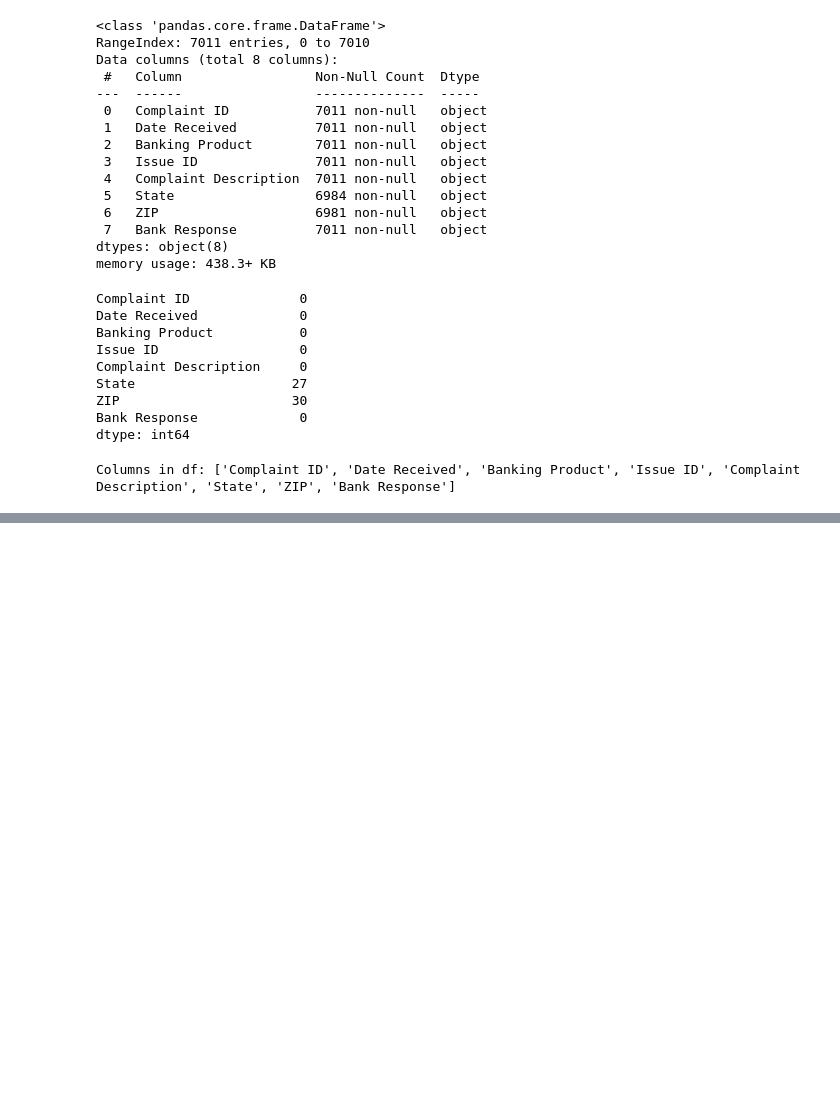
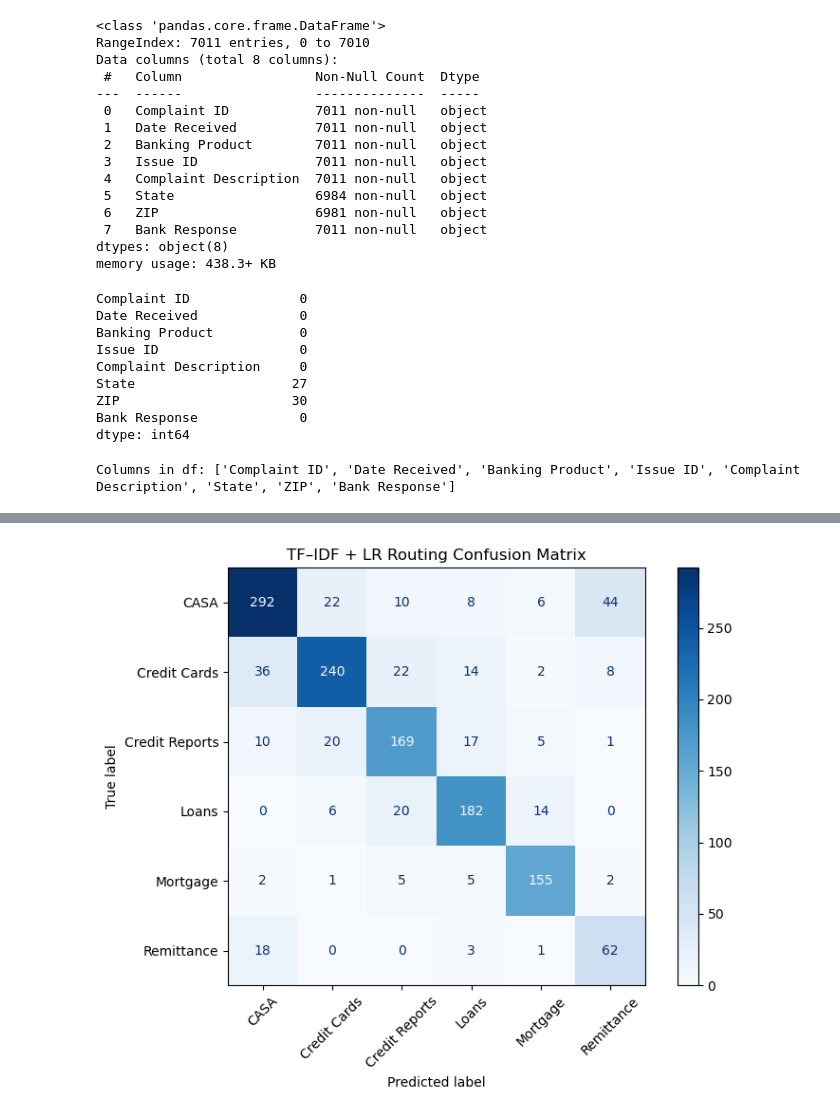
Before and after one commit to aliehs111/customer_complaints, a Jupyter notebook: notebooks/01_data_analysis.ipynb, the cells around one changed output, grey strips where cells are left out. Saved outputs shown, nothing was run; the diff lists cells and outputs as text; code cells hidden in the pictures; blank space fills up the shorter version.

```diff
--- a/notebooks/01_data_analysis.ipynb
+++ b/notebooks/01_data_analysis.ipynb
@@ -241,0 +443,19 @@ Device set to use mps:0
+# %%
+from sklearn.metrics import confusion_matrix, ConfusionMatrixDisplay
+import matplotlib.pyplot as plt
+
+# 1) Define your department labels in the same order as your classifier
+labels = clf.classes_.tolist()
+
+# 2) Compute the confusion matrix
+cm = confusion_matrix(y_test, y_pred, labels=labels)
+
+# 3) Display it
+disp = ConfusionMatrixDisplay(confusion_matrix=cm, display_labels=labels)
+fig, ax = plt.subplots(figsize=(8,6))
+disp.plot(ax=ax, cmap="Blues", xticks_rotation=45)
+ax.set_title("TF–IDF + LR Routing Confusion Matrix")
+plt.tight_layout()
+plt.show()
+# %% [output]
+[figure, added]
```
Also changed, not shown: parts of 11 cells of this notebook, 2 other files.
